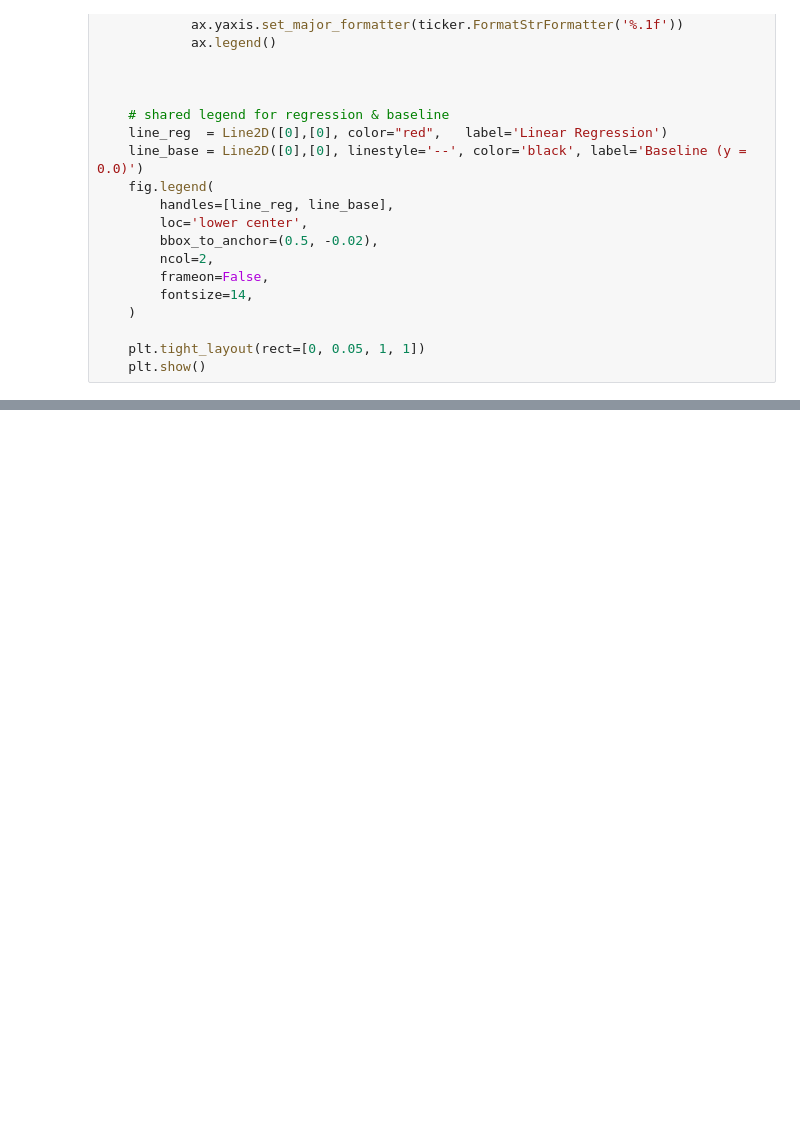
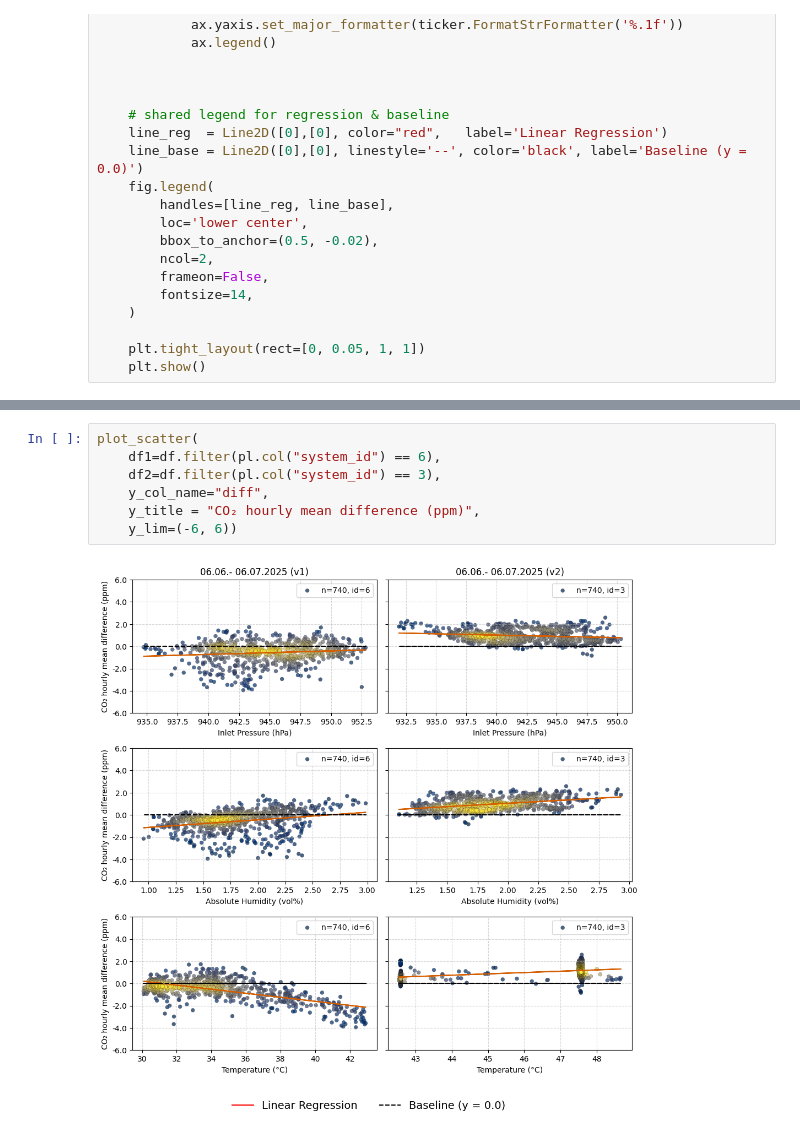
Before and after one commit to tum-esm/ACROPOLIS-data-processing, a Jupyter notebook: notebooks/side_by_side_2025/03_performance_scatter_plot.ipynb, the cells around one changed output, grey strips where cells are left out. Saved outputs shown, nothing was run; the diff lists cells and outputs as text; blank space fills up the shorter version.

```diff
--- a/notebooks/side_by_side_2025/03_performance_scatter_plot.ipynb
+++ b/notebooks/side_by_side_2025/03_performance_scatter_plot.ipynb
@@ -271,0 +372,9 @@ plot_scatter(
+# %%
+plot_scatter(
+    df1=df.filter(pl.col("system_id") == 6),
+    df2=df.filter(pl.col("system_id") == 3),
+    y_col_name="diff",
+    y_title = "CO₂ hourly mean difference (ppm)",
+    y_lim=(-6, 6))
+# %% [output]
+[figure, added]
```
Also changed, not shown: parts of 7 cells of this notebook, 12 other files.
